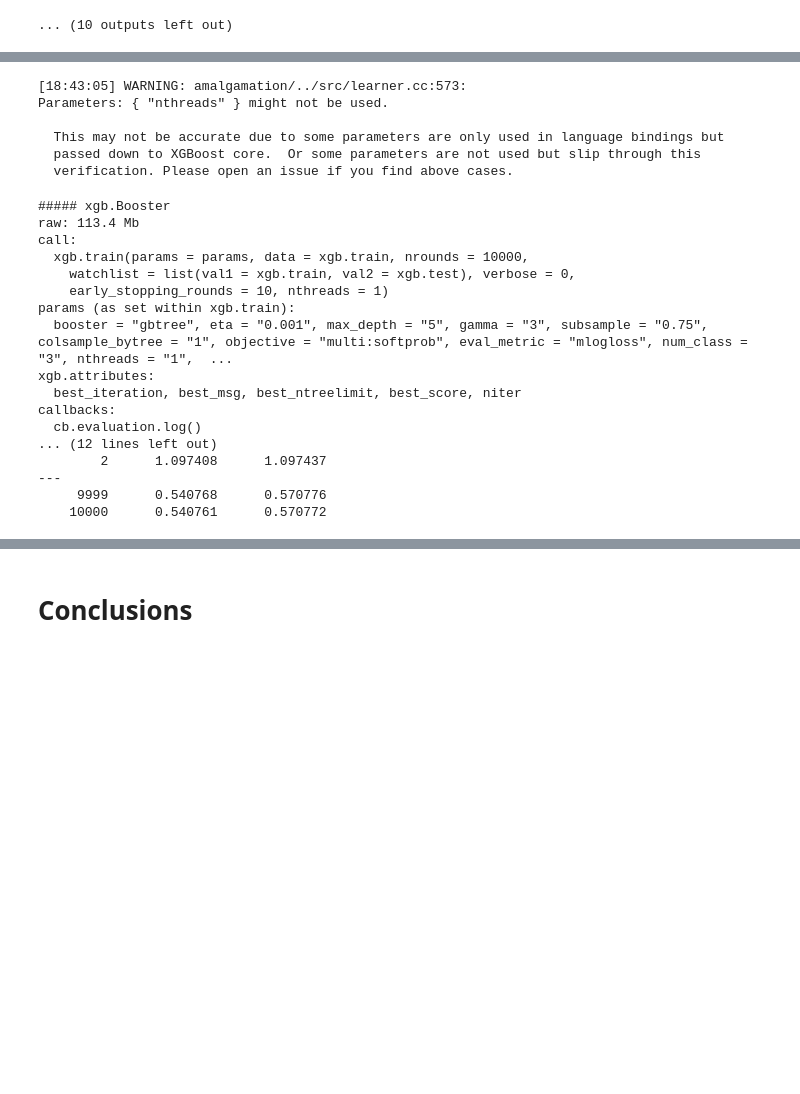
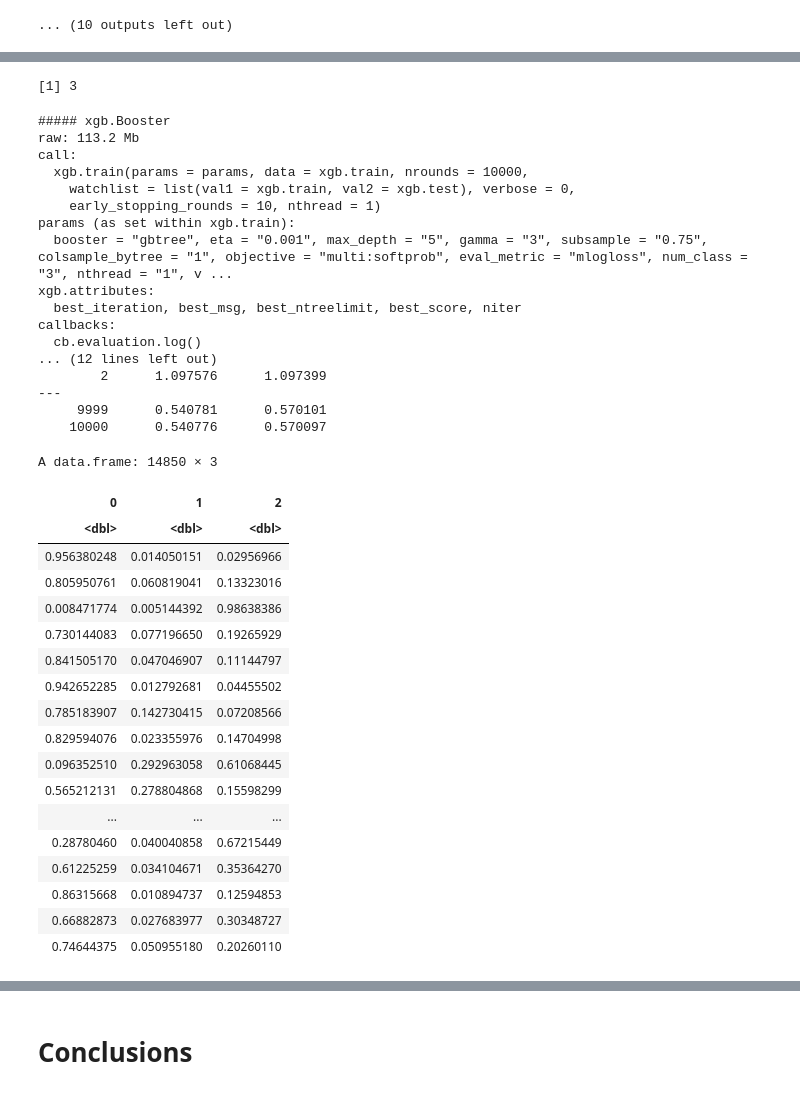
Before and after one commit to Maxlanglet/Projet_ML, a Jupyter notebook: xgBoost.ipynb, the cells around one changed output, grey strips where cells are left out. Cells and saved outputs as stored; diff of their text form; code cells hidden in the pictures; blank space fills up the shorter version.

```diff
--- a/xgBoost.ipynb
+++ b/xgBoost.ipynb
@@ -279,7 +282,8 @@ xgb.test = xgb.DMatrix(data=test.data,label=test.label)
 # (in this case, a probability for each of the three states of water pumps), for every observation.
 
 # Define the parameters for multinomial classification
-num_class = length(levels(X_final))
+num_class = length(levels(states))
+num_class
 params = list(
   booster="gbtree",
   eta=0.001,
@@ -289,8 +293,10 @@ params = list(
   colsample_bytree=1,
   objective="multi:softprob",
   eval_metric="mlogloss",
-  num_class=3
+  num_class=num_class
 )
+# %% [output]
+[1] 3
 # %%
 # Here only use one thread (versus parallel execution using multiple threads)
 # because the data set is relatively small and the algorithm quickly converges-> check for our case
@@ -305,7 +311,7 @@ xgb.fit=xgb.train(
   params=params,
   data=xgb.train,
   nrounds=10000,
-  nthreads=1,
+  nthread=1,
   early_stopping_rounds=10,
   watchlist=list(val1=xgb.train,val2=xgb.test),
   verbose=0
@@ -316,34 +322,49 @@ xgb.fit=xgb.train(
 # Review the final model and results
 xgb.fit
 # %% [output]
-[18:43:05] WARNING: amalgamation/../src/learner.cc:573:
-Parameters: { "nthreads" } might not be used.
-
-  This may not be accurate due to some parameters are only used in language bindings but
-  passed down to XGBoost core.  Or some parameters are not used but slip through this
-  verification. Please open an issue if you find above cases.
+##### xgb.Booster
+raw: 113.2 Mb
+call:
+  xgb.train(params = params, data = xgb.train, nrounds = 10000,
+    watchlist = list(val1 = xgb.train, val2 = xgb.test), verbose = 0,
+    early_stopping_rounds = 10, nthread = 1)
+params (as set within xgb.train):
+  booster = "gbtree", eta = "0.001", max_depth = "5", gamma = "3", subsample = "0.75", colsample_bytree = "1", objective = "multi:softprob", eval_metric = "mlogloss", num_class = "3", nthread = "1", v ...
+xgb.attributes:
+  best_iteration, best_msg, best_ntreelimit, best_score, niter
+callbacks:
+  cb.evaluation.log()
+... (12 lines left out)
+        2      1.097576      1.097399
+---
+     9999      0.540781      0.570101
+    10000      0.540776      0.570097
-##### xgb.Booster
-raw: 113.4 Mb
-call:
-  xgb.train(params = params, data = xgb.train, nrounds = 10000,
-    watchlist = list(val1 = xgb.train, val2 = xgb.test), verbose = 0,
-    early_stopping_rounds = 10, nthreads = 1)
-params (as set within xgb.train):
-  booster = "gbtree", eta = "0.001", max_depth = "5", gamma = "3", subsample = "0.75", colsample_bytree = "1", objective = "multi:softprob", eval_metric = "mlogloss", num_class = "3", nthreads = "1",  ...
-xgb.attributes:
-  best_iteration, best_msg, best_ntreelimit, best_score, niter
-callbacks:
-  cb.evaluation.log()
-... (12 lines left out)
-        2      1.097408      1.097437
----
-     9999      0.540768      0.570776
-    10000      0.540761      0.570772
 # %%
 # Predict outcomes with the test data
 xgb.pred = predict(xgb.fit,test.data,reshape=T)
 xgb.pred = as.data.frame(xgb.pred)
-colnames(xgb.pred) = levels(X_final)
+colnames(xgb.pred) = levels(states)
+xgb.pred
+# %% [output]
+A data.frame: 14850 × 3
+| 0 | 1 | 2 |
+| <dbl> | <dbl> | <dbl> |
+| 0.956380248 | 0.014050151 | 0.02956966 |
+| 0.805950761 | 0.060819041 | 0.13323016 |
+| 0.008471774 | 0.005144392 | 0.98638386 |
+| 0.730144083 | 0.077196650 | 0.19265929 |
+| 0.841505170 | 0.047046907 | 0.11144797 |
+| 0.942652285 | 0.012792681 | 0.04455502 |
+| 0.785183907 | 0.142730415 | 0.07208566 |
+| 0.829594076 | 0.023355976 | 0.14704998 |
+| 0.096352510 | 0.292963058 | 0.61068445 |
+| 0.565212131 | 0.278804868 | 0.15598299 |
+| ... | ... | ... |
+| 0.28780460 | 0.040040858 | 0.67215449 |
+| 0.61225259 | 0.034104671 | 0.35364270 |
+| 0.86315668 | 0.010894737 | 0.12594853 |
+| 0.66882873 | 0.027683977 | 0.30348727 |
+| 0.74644375 | 0.050955180 | 0.20260110 |
 # %%
 # Iterate over the predictions and identify the label (class) with the highest probability
 # This allows us to evaluate the true performance of the model by comparing the actual labels with the predicted labels
```
Also changed, not shown: parts of 5 cells of this notebook.
